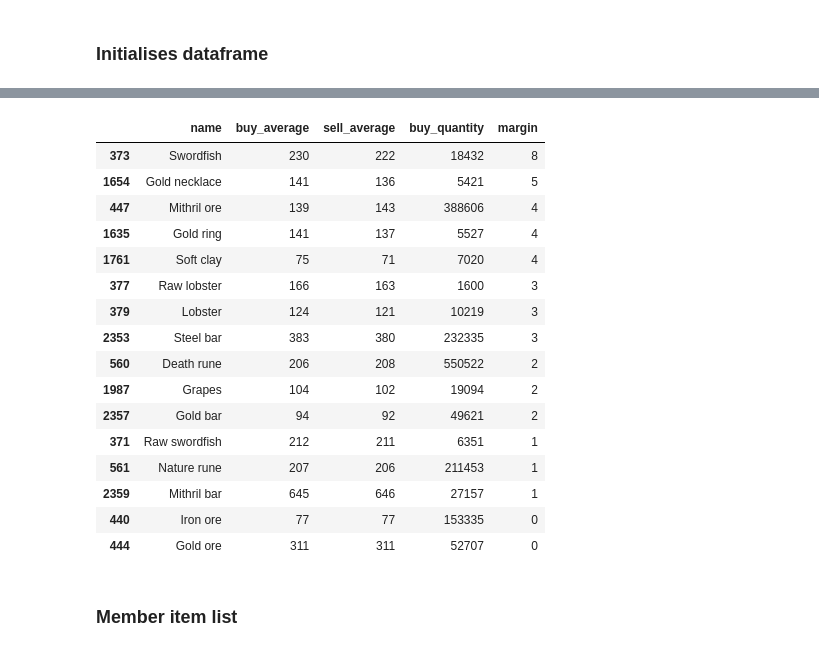
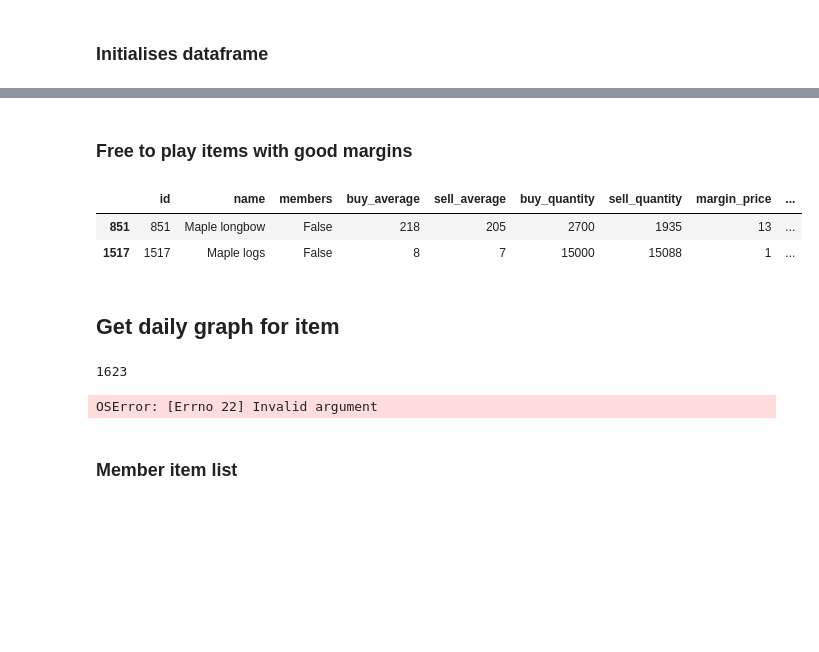
Before and after one commit to VincentMaes26/osrs-project, a Jupyter notebook: OSRS FLIPPING.ipynb, the cells around one changed output, grey strips where cells are left out. Saved outputs shown, nothing was run; the diff lists cells and outputs as text; code cells hidden in the pictures; blank space fills up the shorter version.

Commit message:
added filters on flipping notebook. Added first code for scraping

```diff
--- a/OSRS FLIPPING.ipynb
+++ b/OSRS FLIPPING.ipynb
@@ -28,31 +42,38 @@ df = df[(df["sell_average"] > 0) & (df["buy_average"] > 0)]
-# %%
-items = ["Death rune", "Nature rune", "Steel bar",
-         "Gold bar", "Gold ore", "Mithril ore",
-         "Lobster", "Raw lobster", "Swordfish",
-         "Raw swordfish", "Iron ore", "Maple longbow",
-         "Gold necklace", "Gold ring", "Grapes",
-         "Soft clay", "Mithril bar"]
-
-f2p_itemdf = df[df["name"].isin(items)]
-f2p_itemdf[f2p_itemdf["members"]==False] [["name", "buy_average", "sell_average", "buy_quantity", "margin"]].sort_values(by="margin", ascending= False)
-# %% [output]
-|  | name | buy_average | sell_average | buy_quantity | margin |
-| 373 | Swordfish | 230 | 222 | 18432 | 8 |
-| 1654 | Gold necklace | 141 | 136 | 5421 | 5 |
-| 447 | Mithril ore | 139 | 143 | 388606 | 4 |
-| 1635 | Gold ring | 141 | 137 | 5527 | 4 |
-| 1761 | Soft clay | 75 | 71 | 7020 | 4 |
-| 377 | Raw lobster | 166 | 163 | 1600 | 3 |
-| 379 | Lobster | 124 | 121 | 10219 | 3 |
-| 2353 | Steel bar | 383 | 380 | 232335 | 3 |
-| 560 | Death rune | 206 | 208 | 550522 | 2 |
-| 1987 | Grapes | 104 | 102 | 19094 | 2 |
-| 2357 | Gold bar | 94 | 92 | 49621 | 2 |
-| 371 | Raw swordfish | 212 | 211 | 6351 | 1 |
-| 561 | Nature rune | 207 | 206 | 211453 | 1 |
-| 2359 | Mithril bar | 645 | 646 | 27157 | 1 |
-| 440 | Iron ore | 77 | 77 | 153335 | 0 |
-| 444 | Gold ore | 311 | 311 | 52707 | 0 |
+# %% [markdown]
+### Free to play items with good margins
+# %%
+df_filtered = df[(df["buy_quantity"] > 1000) & (df["sell_quantity"] > 1000)]
+df_filtered = df_filtered[df_filtered["margin_quantity"] < 1000]
+df_filtered[df_filtered["members"]==False]  \
+    .sort_values(by=["margin_price","margin_quantity"], ascending= [False, False])
+# %% [output]
+|  | id | name | members | buy_average | sell_average | buy_quantity | sell_quantity | margin_price | ... |
+| 851 | 851 | Maple longbow | False | 218 | 205 | 2700 | 1935 | 13 | ... |
+| 1517 | 1517 | Maple logs | False | 8 | 7 | 15000 | 15088 | 1 | ... |
+# %% [markdown]
+## Get daily graph for item
+# %%
+import time
+base_URI = "http://services.runescape.com/m=itemdb_oldschool/api/graph/"
+item = "Uncut sapphire"
+itemID = df.loc[df["name"]==item]['id'].item()
+print(itemID)
+r =req.get(base_URI+str(itemID)+".json")
+json_data = json.loads(r.text)
+dailyPriceJSON = json_data['daily']
+
+def convert_to_datetime(row):
+    return time.strftime('%Y-%m-%d %H:%M:%S', time.localtime(int(row["timestamp"])))
+
+dailyPriceDF = pd.DataFrame(dailyPriceJSON.items(), columns= ["timestamp", "price"])
+dailyPriceDF['timestamp_formatted'] = dailyPriceDF.apply(lambda row: convert_to_datetime(row), axis=1)
+dailyPriceDF
+# columns = ["timestamp", "price"]
+# dailyPriceDF = pd.read_json(dailyPriceJSON)
+# dailyPriceDF
+# %% [output]
+1623
+OSError: [Errno 22] Invalid argument
 # %% [markdown]
 ### Member item list
 # %%
```
Also changed, not shown: parts of 4 cells of this notebook.
